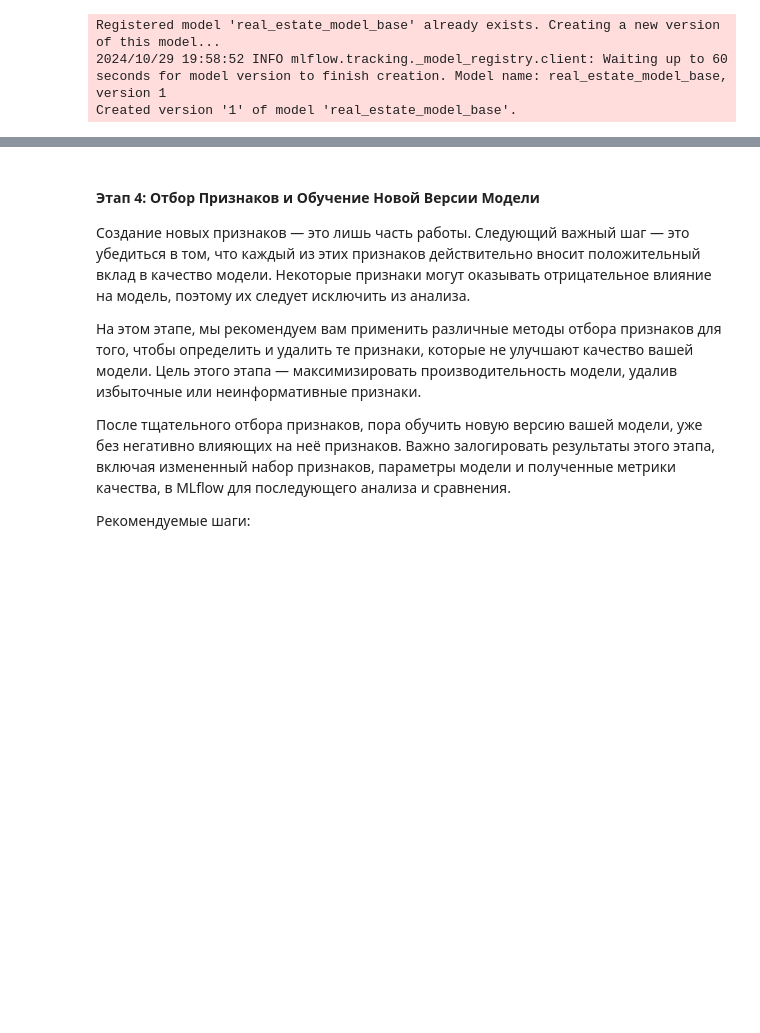
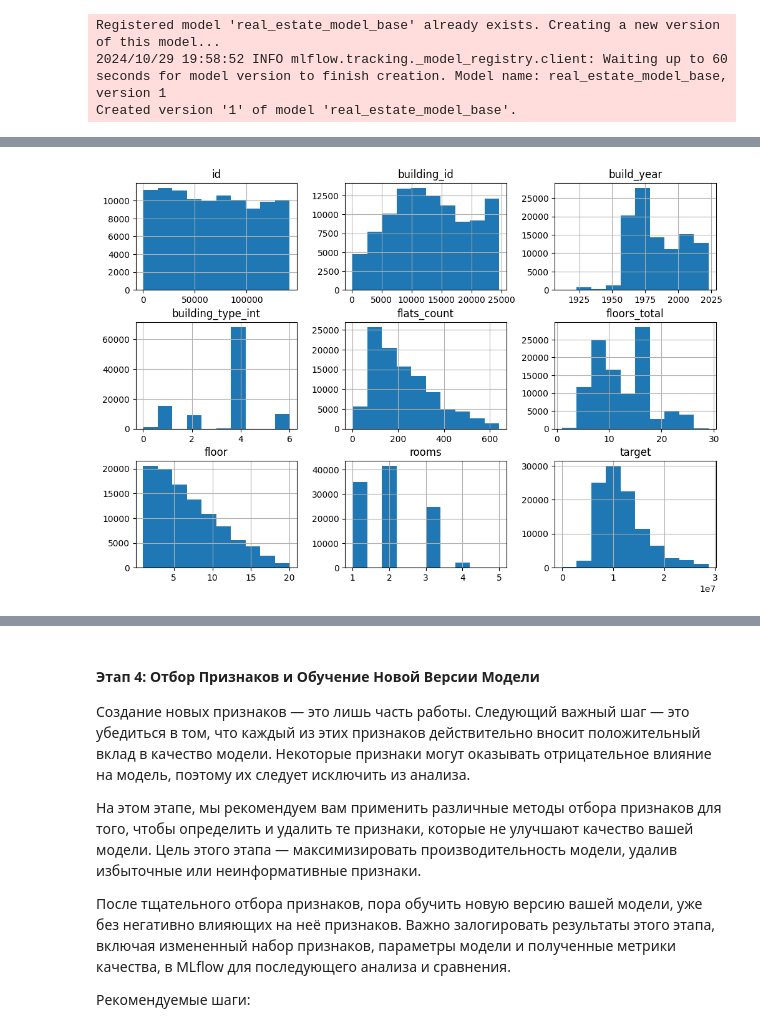
Before and after one commit to RumKam/mle-project-sprint-2-v001, a Jupyter notebook: model_improvement/project_sprint_2.ipynb, the cells around one changed output, grey strips where cells are left out. Cells and saved outputs as stored; diff of their text form; code cells hidden in the pictures; blank space fills up the shorter version.

```diff
--- a/model_improvement/project_sprint_2.ipynb
+++ b/model_improvement/project_sprint_2.ipynb
@@ -307,0 +356,6 @@ run_id_base = '1fd53fed6e9e463a8ce9b45e2a668890'
+# %%
+df.select_dtypes('int').hist(figsize=(12,8));
+
+plt.savefig(os.path.join(ASSETS_DIR, 'int_hist_features_distribution'))
+# %% [output]
+[figure, added]
```
Also changed, not shown: parts of 39 cells of this notebook, 17 other files.
